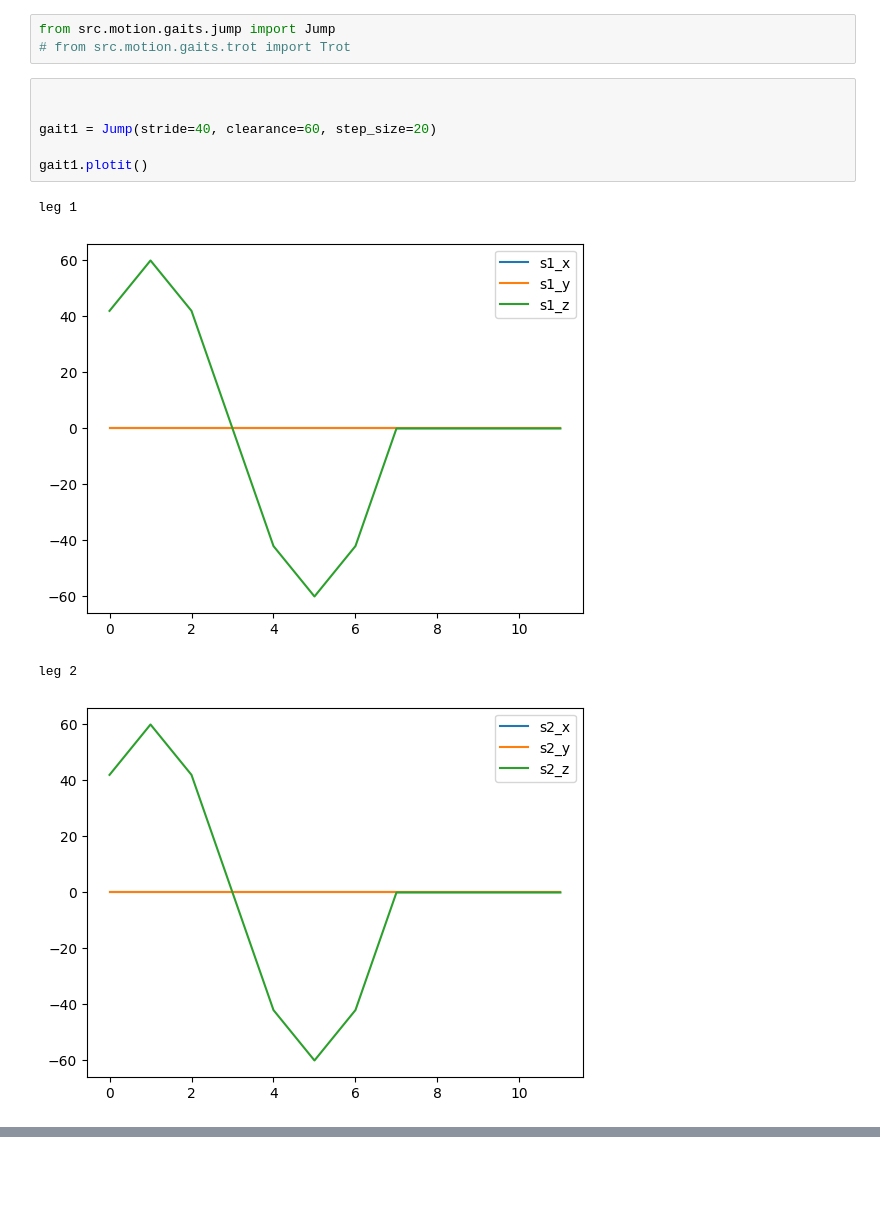
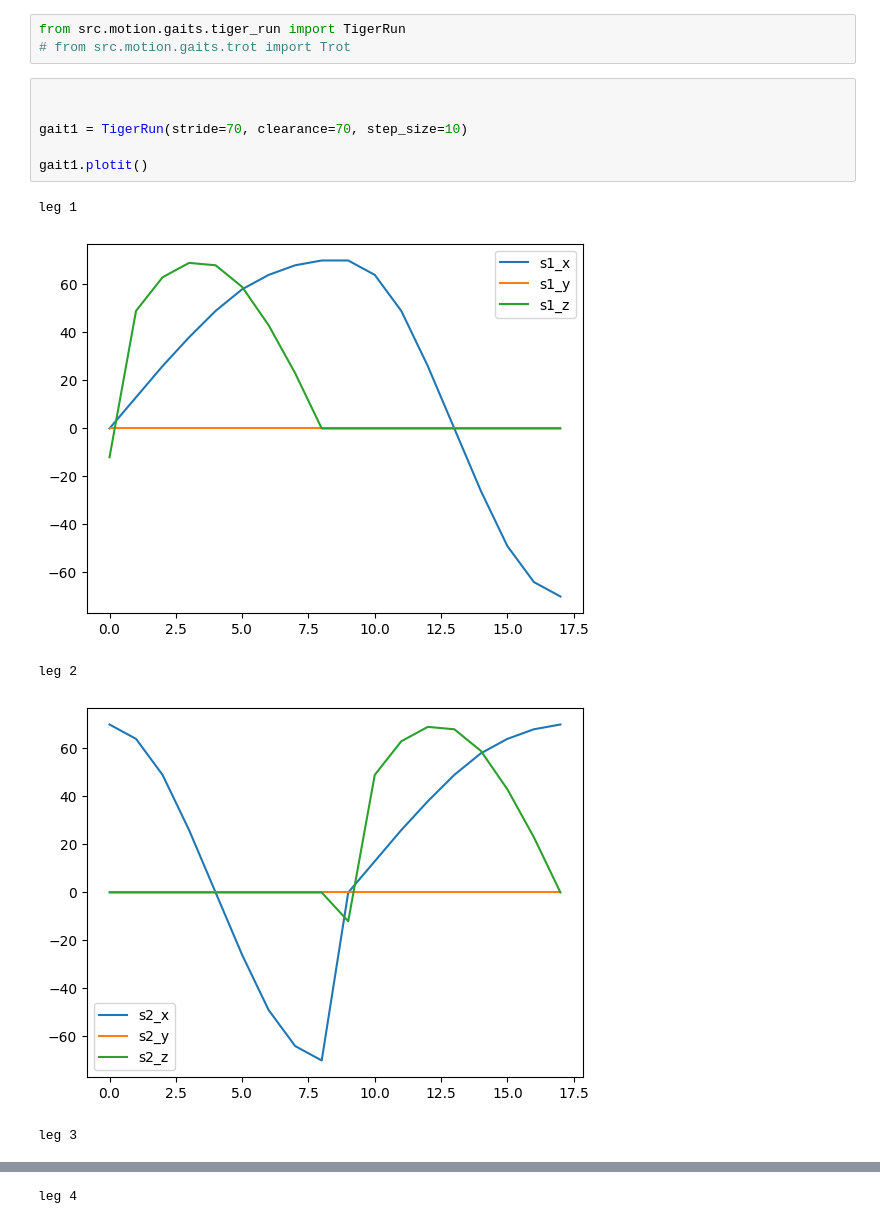
Before and after one commit to kevywilly/vega, a Jupyter notebook: gaits.ipynb, the cells around one changed output, grey strips where cells are left out. Cells and saved outputs as stored; diff of their text form; blank space fills up the shorter version.

```diff
--- a/gaits.ipynb
+++ b/gaits.ipynb
@@ -1,14 +1,15 @@
 # %%
-from src.motion.gaits.jump import Jump
+from src.motion.gaits.tiger_run import TigerRun
 # from src.motion.gaits.trot import Trot
 # %%
 
 
-gait1 = Jump(stride=40, clearance=60, step_size=20)
+gait1 = TigerRun(stride=70, clearance=70, step_size=10)
 
 gait1.plotit()
 # %% [output]
 leg 1
-[figure, old version]
+[figure, new version]
 leg 2
-[figure, old version]
+[figure, new version]
+leg 3
@@ -14,0 +17 @@ leg 2
+leg 4
```
Also changed, not shown: parts of 2 cells of this notebook, 1 other file.
